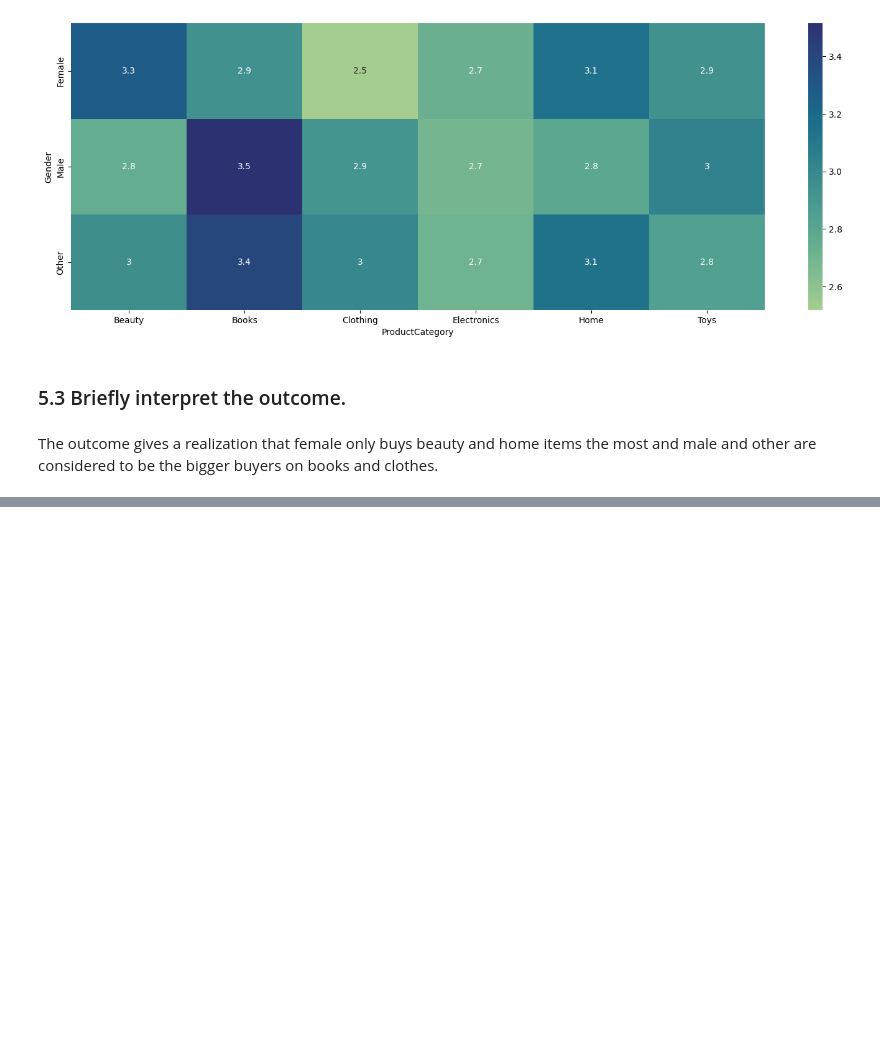
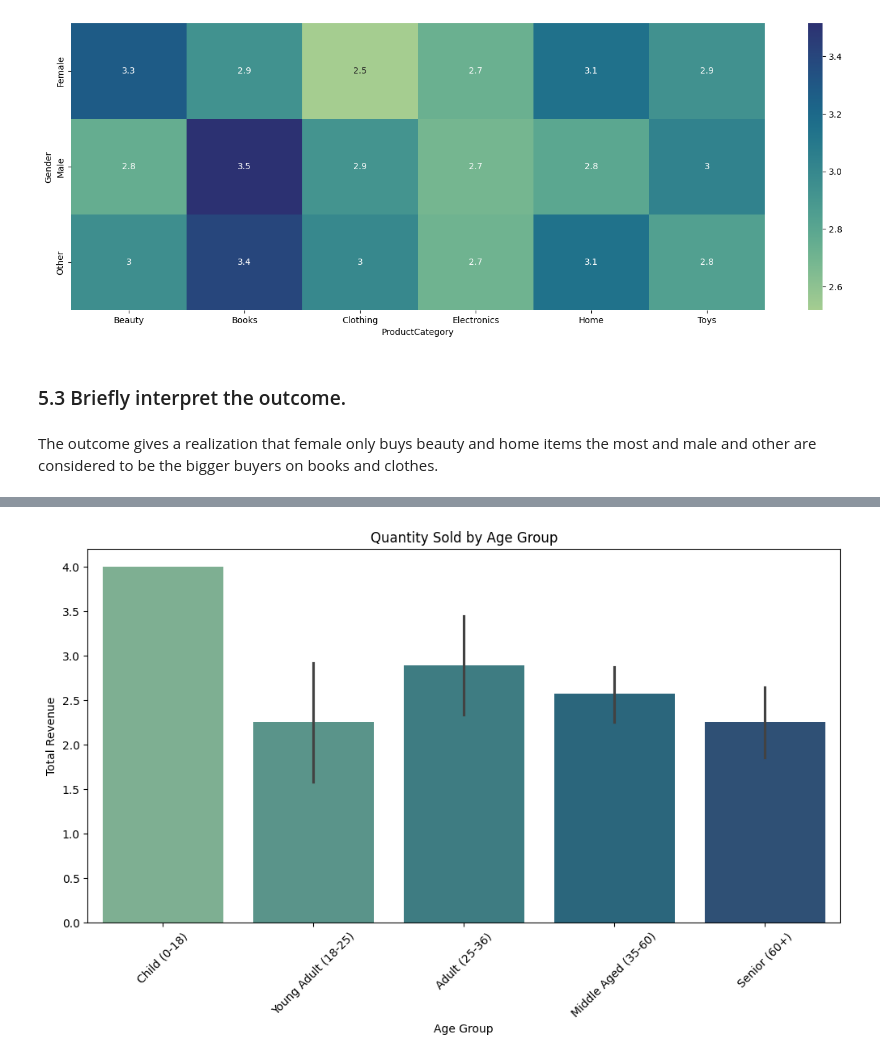
Before and after one commit to Impact-Insights/Group-Project, a Jupyter notebook: DMD Data Group 1 W_06 Submission/Project 06_Impact.ipynb, the cells around one changed output, grey strips where cells are left out. Saved outputs shown, nothing was run; the diff lists cells and outputs as text; code cells hidden in the pictures; blank space fills up the shorter version.

```diff
--- a/DMD Data Group 1 W_06 Submission/Project 06_Impact.ipynb
+++ b/DMD Data Group 1 W_06 Submission/Project 06_Impact.ipynb
@@ -458,0 +507,10 @@ The outcome gives a realization that female only buys beauty and home items the
+# %%
+plt.figure(figsize=(12, 6))
+sns.barplot(x=delivered['Age Group'], y=delivered['Quantity'], palette='crest')
+plt.title('Quantity Sold by Age Group')
+plt.ylabel('Total Revenue')
+plt.xlabel('Age Group')
+plt.xticks(rotation=45)
+plt.show()
+# %% [output]
+[figure, added]
```
Also changed, not shown: parts of 16 cells of this notebook.
